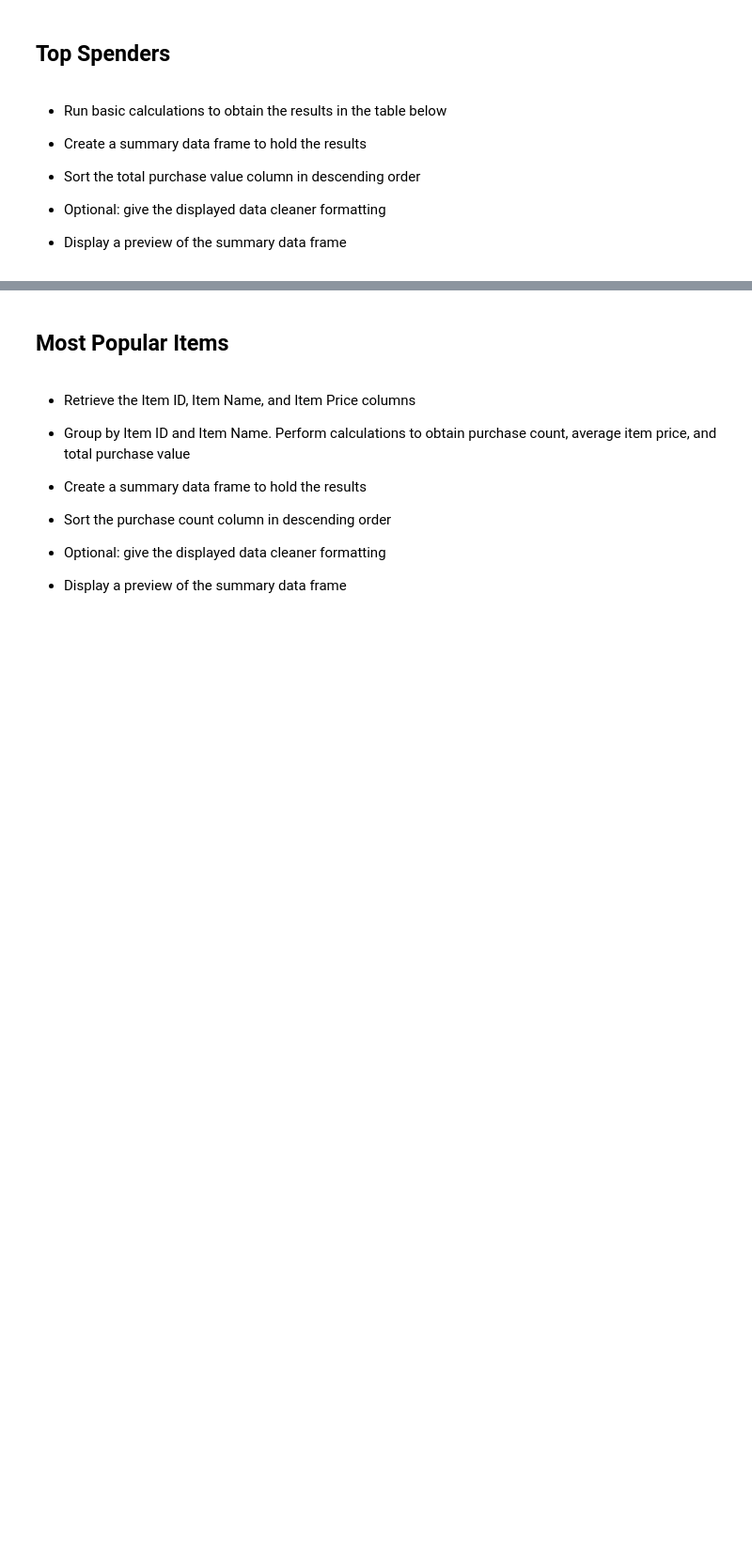
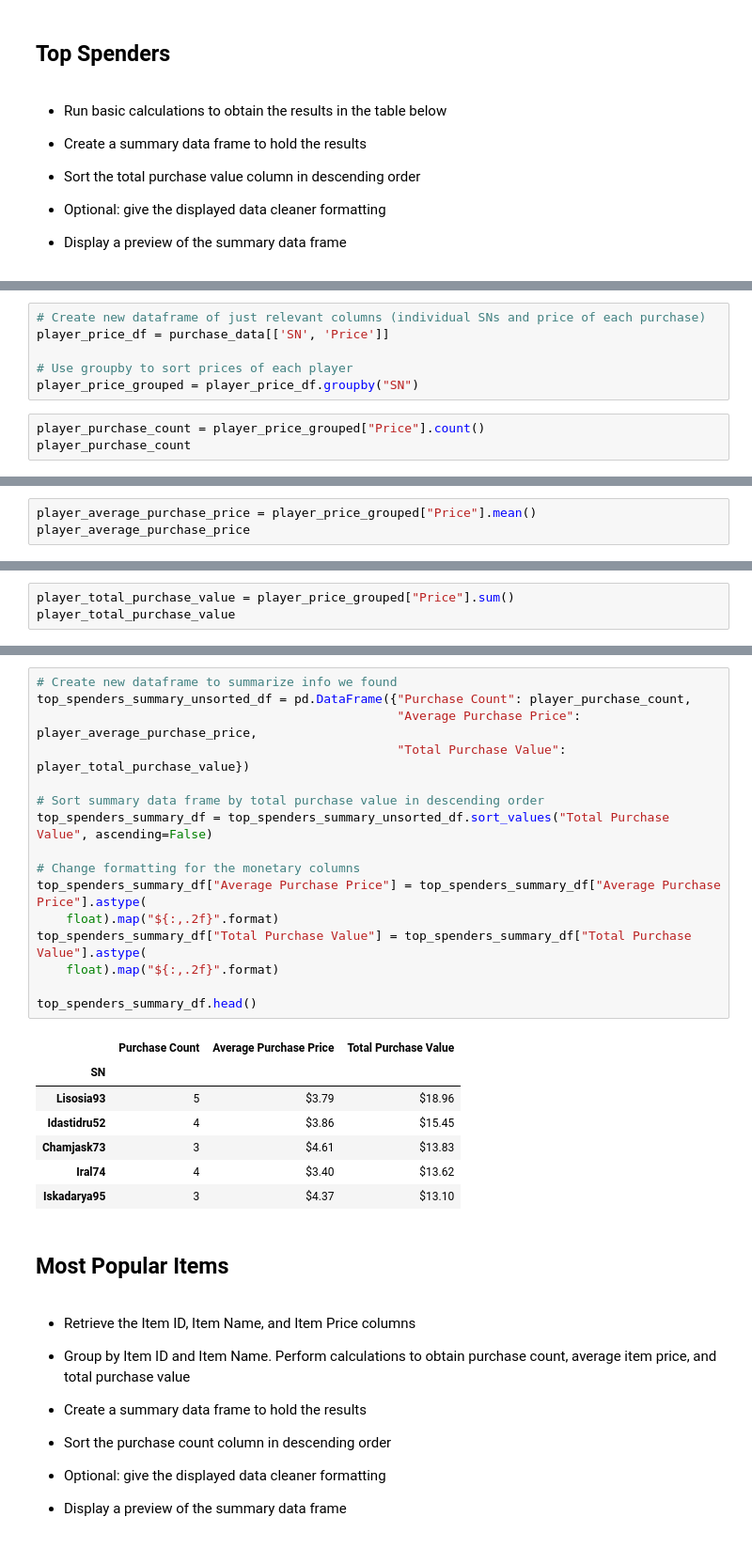
Before and after one commit to normanchan19/pandas-challenge, a Jupyter notebook: HeroesOfPymoli_Altered/HeroesOfPymoli_starter.ipynb, the cells around one changed output, grey strips where cells are left out. Shown at 94% size. Saved outputs shown, nothing was run; the diff lists cells and outputs as text; blank space fills up the shorter version.

```diff
--- a/HeroesOfPymoli_Altered/HeroesOfPymoli_starter.ipynb
+++ b/HeroesOfPymoli_Altered/HeroesOfPymoli_starter.ipynb
@@ -544,0 +554,9 @@ age_purchasing_summary_df
+# %%
+# Create new dataframe of just relevant columns (individual SNs and price of each purchase)
+player_price_df = purchase_data[['SN', 'Price']]
+
+# Use groupby to sort prices of each player
+player_price_grouped = player_price_df.groupby("SN")
+# %%
+player_purchase_count = player_price_grouped["Price"].count()
+player_purchase_count
@@ -544,0 +577,3 @@ age_purchasing_summary_df
+# %%
+player_average_purchase_price = player_price_grouped["Price"].mean()
+player_average_purchase_price
@@ -544,0 +594,3 @@ age_purchasing_summary_df
+# %%
+player_total_purchase_value = player_price_grouped["Price"].sum()
+player_total_purchase_value
@@ -545,3 +611,27 @@ age_purchasing_summary_df
+# %%
+# Create new dataframe to summarize info we found
+top_spenders_summary_unsorted_df = pd.DataFrame({"Purchase Count": player_purchase_count,
+                                                 "Average Purchase Price": player_average_purchase_price,
+                                                 "Total Purchase Value": player_total_purchase_value})
+
+# Sort summary data frame by total purchase value in descending order
+top_spenders_summary_df = top_spenders_summary_unsorted_df.sort_values("Total Purchase Value", ascending=False)
+
+# Change formatting for the monetary columns
+top_spenders_summary_df["Average Purchase Price"] = top_spenders_summary_df["Average Purchase Price"].astype(
+    float).map("${:,.2f}".format)
+top_spenders_summary_df["Total Purchase Value"] = top_spenders_summary_df["Total Purchase Value"].astype(
+    float).map("${:,.2f}".format)
+
+top_spenders_summary_df.head()
+# %% [output]
+|  | Purchase Count | Average Purchase Price | Total Purchase Value |
+| SN |  |  |  |
+| Lisosia93 | 5 | $3.79 | $18.96 |
+| Idastidru52 | 4 | $3.86 | $15.45 |
+| Chamjask73 | 3 | $4.61 | $13.83 |
+| Iral74 | 4 | $3.40 | $13.62 |
+| Iskadarya95 | 3 | $4.37 | $13.10 |
 # %% [markdown]
 ## Most Popular Items
 # %% [markdown]
```
Also changed, not shown: parts of 4 cells of this notebook.
